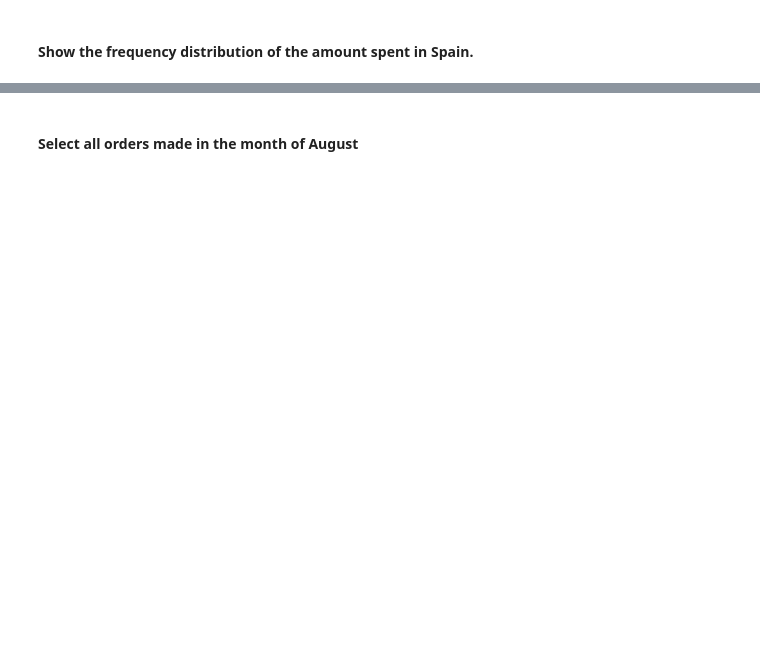
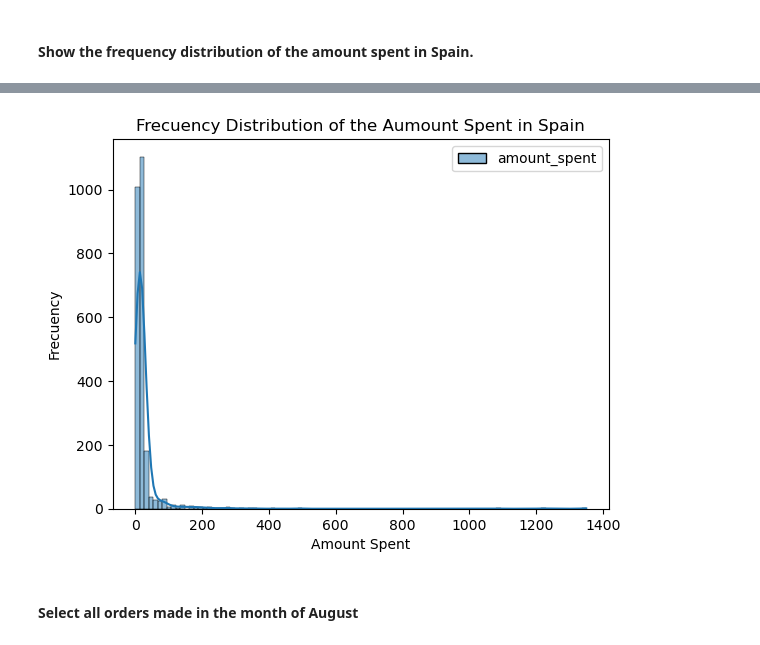
Before and after one commit to Ironhack-Data-Madrid-Octubre-2023/5.1-lab_subsetting_and_descriptive_stats, a Jupyter notebook: your-code/main.ipynb, the cells around one changed output, grey strips where cells are left out. Saved outputs shown, nothing was run; the diff lists cells and outputs as text; code cells hidden in the pictures; blank space fills up the shorter version.

```diff
--- a/your-code/main.ipynb
+++ b/your-code/main.ipynb
@@ -441,0 +590,4 @@ orders.head()
+# %%
+#Primero creo el DF que quiero representar:
+fq_amount_spain= orders[orders['Country']=='Spain'][['Country', 'amount_spent']]
+fq_amount_spain.head()
@@ -442,2 +601,14 @@ orders.head()
+# %%
+sns.histplot(fq_amount_spain,
+            bins=100,
+            kde=True,
+            color='skyblue')
+
+plt.title('Frecuency Distribution of the Aumount Spent in Spain')
+plt.xlabel('Amount Spent')
+plt.ylabel('Frecuency')
+plt.show();
+# %% [output]
+[figure, added]
 # %% [markdown]
 #### Select all orders made in the month of August
```
Also changed, not shown: parts of 40 cells of this notebook.
